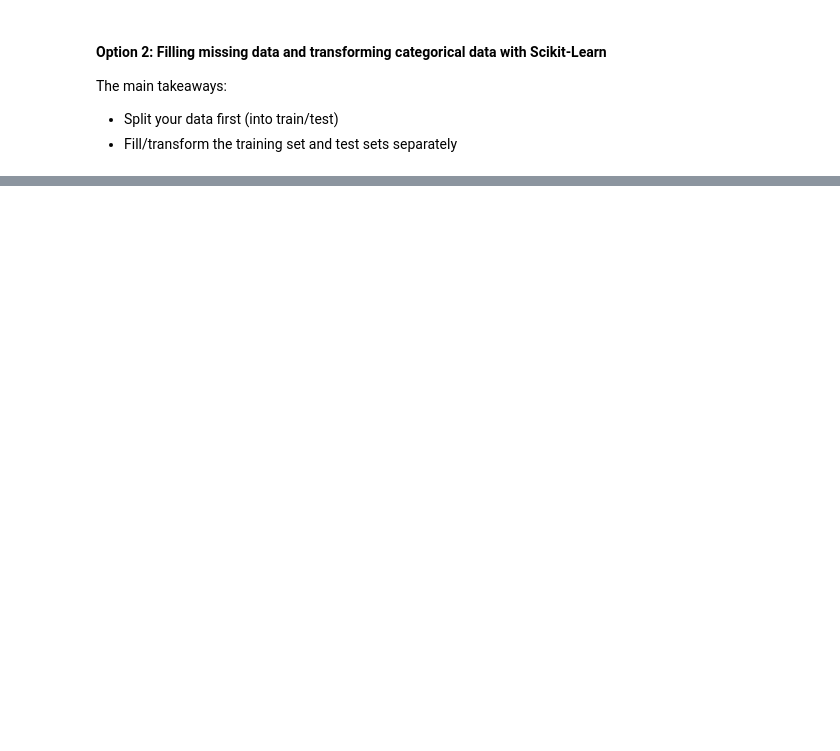
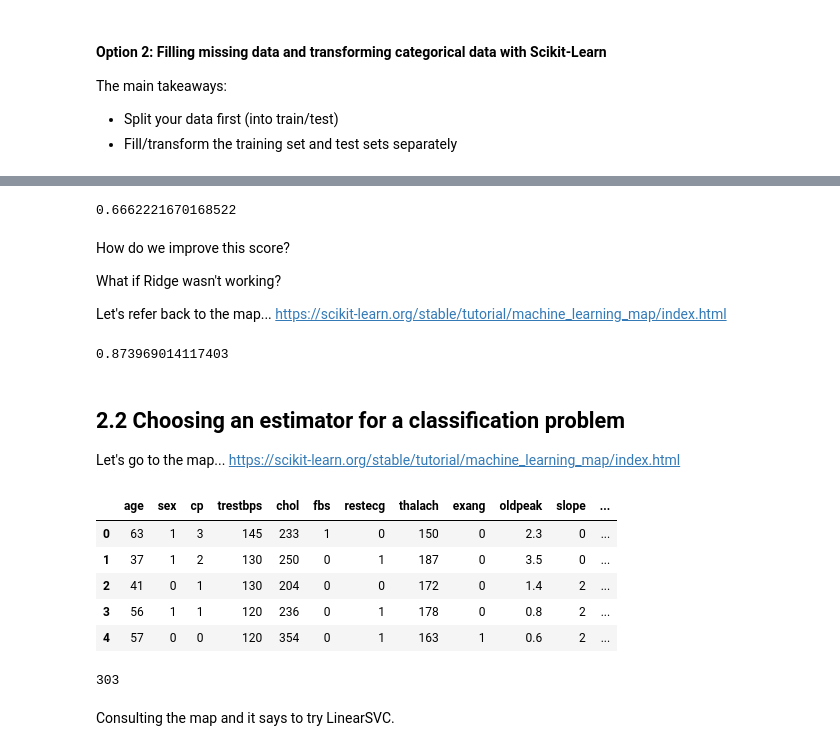
Before and after one commit to madhuwantha/Machine-Learning-Course, a Jupyter notebook: Introduction to Scikit-Learn.ipynb, the cells around one changed output, grey strips where cells are left out. Saved outputs shown, nothing was run; the diff lists cells and outputs as text; code cells hidden in the pictures; blank space fills up the shorter version.

```diff
--- a/Introduction to Scikit-Learn.ipynb
+++ b/Introduction to Scikit-Learn.ipynb
@@ -453,0 +462,73 @@ The main takeaways:
+# %%
+from sklearn.linear_model import Ridge
+
+# Setup random seed
+np.random.seed(42)
+
+# Create the data
+x = boston_df.drop("target", axis=1)
+y = boston_df["target"]
+
+# Split into train and test sets
+x_train, x_test, y_train, y_test = train_test_split(x, y, test_size=0.2)
+
+
+# Instantiate Ridge model
+model = Ridge()
+model.fit(x_train,y_train);
+
+
+# Check the score of the Ridge model on test data
+model.score(x_test,y_test)
+# %% [output]
+0.6662221670168522
+# %% [markdown]
+How do we improve this score?
+
+What if Ridge wasn't working?
+
+Let's refer back to the map... https://scikit-learn.org/stable/tutorial/machine_learning_map/index.html
+# %%
+# Let's try the Random Forst Regressor
+from sklearn.ensemble import RandomForestRegressor
+
+# Setup random seed
+np.random.seed(42)
+
+# Create the data
+x = boston_df.drop("target", axis=1)
+y = boston_df["target"]
+
+# Split into train and test sets
+x_train, x_test, y_train, y_test = train_test_split(x, y, test_size=0.2)
+
+# Instantiate Ridge model
+model = RandomForestRegressor()
+model.fit(x_train,y_train);
+
+
+# Check the score of the Ridge model on test data
+model.score(x_test,y_test)
+# %% [output]
+0.873969014117403
+# %% [markdown]
+## 2.2 Choosing an estimator for a classification problem
+
+
+Let's go to the map... https://scikit-learn.org/stable/tutorial/machine_learning_map/index.html
+# %%
+heart_disease = pd.read_csv("Data/Scikit-Learn/heart-disease.csv")
+heart_disease.head()
+# %% [output]
+|  | age | sex | cp | trestbps | chol | fbs | restecg | thalach | exang | oldpeak | slope | ... |
+| 0 | 63 | 1 | 3 | 145 | 233 | 1 | 0 | 150 | 0 | 2.3 | 0 | ... |
+| 1 | 37 | 1 | 2 | 130 | 250 | 0 | 1 | 187 | 0 | 3.5 | 0 | ... |
+| 2 | 41 | 0 | 1 | 130 | 204 | 0 | 0 | 172 | 0 | 1.4 | 2 | ... |
+| 3 | 56 | 1 | 1 | 120 | 236 | 0 | 1 | 178 | 0 | 0.8 | 2 | ... |
+| 4 | 57 | 0 | 0 | 120 | 354 | 0 | 1 | 163 | 1 | 0.6 | 2 | ... |
+# %%
+len(heart_disease)
+# %% [output]
+303
+# %% [markdown]
+Consulting the map and it says to try LinearSVC.
```
Also changed, not shown: parts of 80 cells of this notebook.
